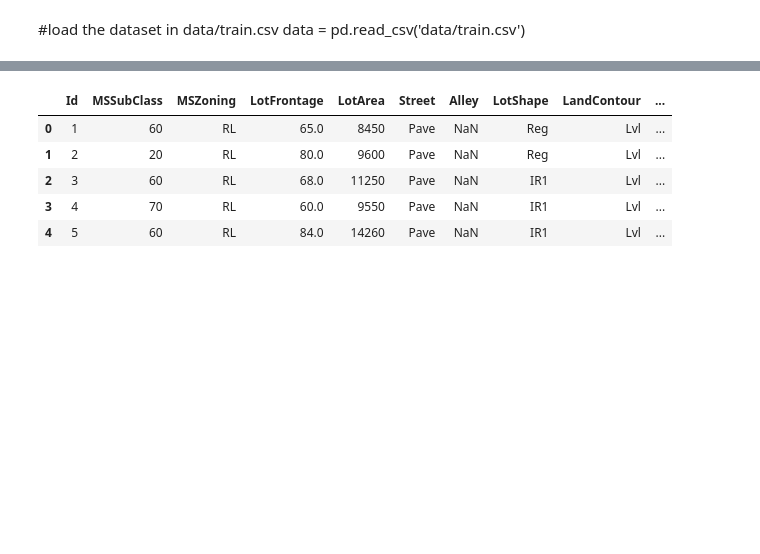
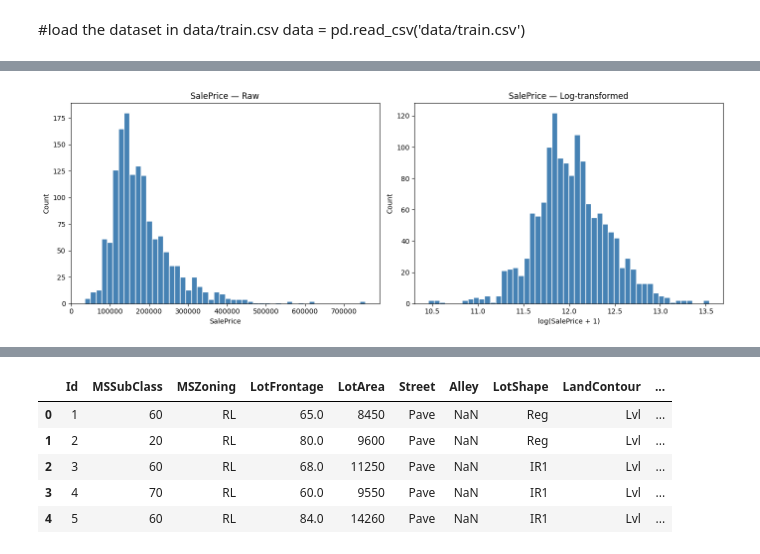
Before and after one commit to edilma/house-prices-advance-regression-techniques, a Jupyter notebook: 01_eda.ipynb, the cells around one changed output, grey strips where cells are left out. Saved outputs shown, nothing was run; the diff lists cells and outputs as text; code cells hidden in the pictures; blank space fills up the shorter version.

```diff
--- a/01_eda.ipynb
+++ b/01_eda.ipynb
@@ -16,0 +19,92 @@ train_raw = pd.read_csv('data/train.csv')
+# %%
+
+# ── 1. SalePrice distribution: raw vs log-transformed ────────────────────────
+fig, axes = plt.subplots(1, 2, figsize=(14, 5))
+
+axes[0].hist(train_raw['SalePrice'], bins=50, color='steelblue', edgecolor='white')
+axes[0].set_title('SalePrice — Raw')
+axes[0].set_xlabel('SalePrice')
+axes[0].set_ylabel('Count')
+
+axes[1].hist(np.log1p(train_raw['SalePrice']), bins=50, color='steelblue', edgecolor='white')
+axes[1].set_title('SalePrice — Log-transformed')
+axes[1].set_xlabel('log(SalePrice + 1)')
+axes[1].set_ylabel('Count')
+
+plt.tight_layout()
+plt.show()
+
+skew_raw = train_raw['SalePrice'].skew()
+skew_log = np.log1p(train_raw['SalePrice']).skew()
+print(f"Skewness raw: {skew_raw:.3f}  |  log-transformed: {skew_log:.3f}")
+
+# ── 2. Top numeric correlations with SalePrice ────────────────────────────────
+exclude = ['SalePrice', 'Id']
+numeric_cols = [c for c in train_raw.select_dtypes(include=[np.number]).columns if c not in exclude]
+corr = train_raw[numeric_cols + ['SalePrice']].corr()['SalePrice'].drop('SalePrice').sort_values()
+
+top_corr = pd.concat([corr.head(8), corr.tail(15)])
+
+fig, ax = plt.subplots(figsize=(10, 7))
+colors = ['tomato' if v < 0 else 'steelblue' for v in top_corr.values]
+top_corr.plot(kind='barh', ax=ax, color=colors)
+ax.axvline(0, color='black', linewidth=0.8)
+ax.set_title('Top correlations with SalePrice (numeric features, Id excluded)')
+ax.set_xlabel('Pearson correlation')
+plt.tight_layout()
+plt.show()
+
+# ── 2b. MSSubClass — median SalePrice by dwelling type ────────────────────────
+mss_labels = {
+    20: '1-Story 1946+',    30: '1-Story 1945-',    40: '1-Story+Attic',
+    45: '1.5-Story Unf',   50: '1.5-Story Fin',    60: '2-Story 1946+',
+    70: '2-Story 1945-',   75: '2.5-Story',         80: 'Split/Multi-Level',
+    85: 'Split Foyer',     90: 'Duplex',           120: '1-Story PUD',
+   150: '1.5-Story PUD',  160: '2-Story PUD',      180: 'PUD Multi-Level',
+   190: '2-Family Conv'
+}
+mss = (train_raw.groupby('MSSubClass')['SalePrice']
+       .median()
+       .rename(index=mss_labels)
+       .sort_values())
+
+fig, ax = plt.subplots(figsize=(12, 6))
+mss.plot(kind='barh', ax=ax, color='steelblue')
+ax.axvline(train_raw['SalePrice'].median(), color='tomato',
+           linestyle='--', linewidth=1.2, label='Overall median')
+ax.set_title('Median SalePrice by MSSubClass (dwelling type)')
+ax.set_xlabel('Median SalePrice')
+ax.legend()
+plt.tight_layout()
+plt.show()
+
+# ── 2c. Building characteristics vs SalePrice ─────────────────────────────────
+char_features = [
+    ('BedroomAbvGr', 'Bedrooms above grade'),
+    ('FullBath',     'Full bathrooms'),
+    ('HalfBath',     'Half bathrooms'),
+    ('TotRmsAbvGrd', 'Total rooms above grade'),
+    ('KitchenAbvGr', 'Kitchens above grade'),
+    ('Fireplaces',   'Number of fireplaces'),
+]
+
+fig, axes = plt.subplots(2, 3, figsize=(16, 10))
+axes = axes.flatten()
+
+for i, (col, label) in enumerate(char_features):
+    medians = train_raw.groupby(col)['SalePrice'].median()
+    counts  = train_raw.groupby(col)['SalePrice'].count()
+    medians.plot(kind='bar', ax=axes[i], color='steelblue', rot=0)
+    # annotate each bar with sample count
+    for j, (val, cnt) in enumerate(zip(medians, counts)):
+        axes[i].text(j, val * 1.01, f'n={cnt}', ha='center', fontsize=8)
+    axes[i].set_title(f'Median SalePrice by {label}')
+    axes[i].set_xlabel(label)
+    axes[i].set_ylabel('Median SalePrice')
+    axes[i].axhline(train_raw['SalePrice'].median(), color='tomato',
+                    linestyle='--', linewidth=1, alpha=0.7)
+
+plt.tight_layout()
+plt.show()
+# %% [output]
+[figure, added]
```
Also changed, not shown: parts of 15 cells of this notebook.
